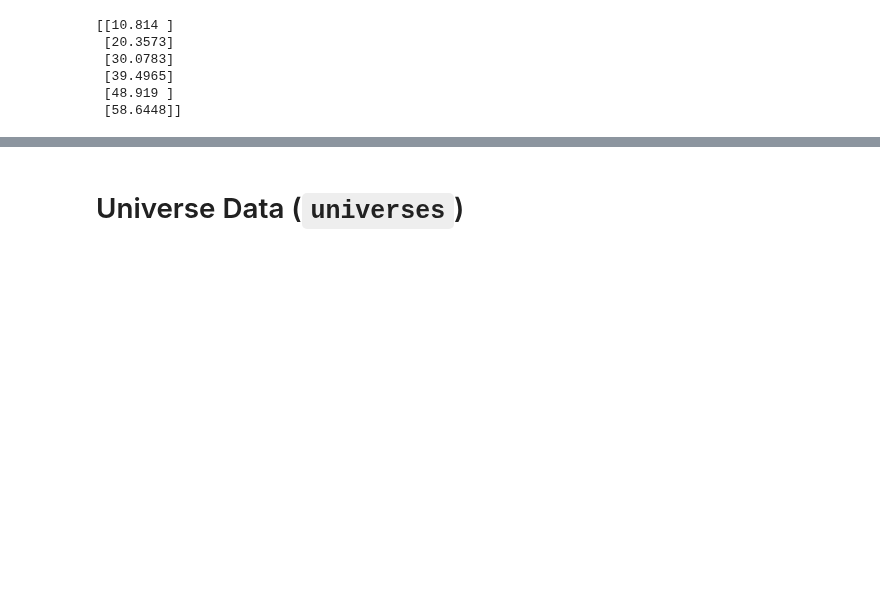
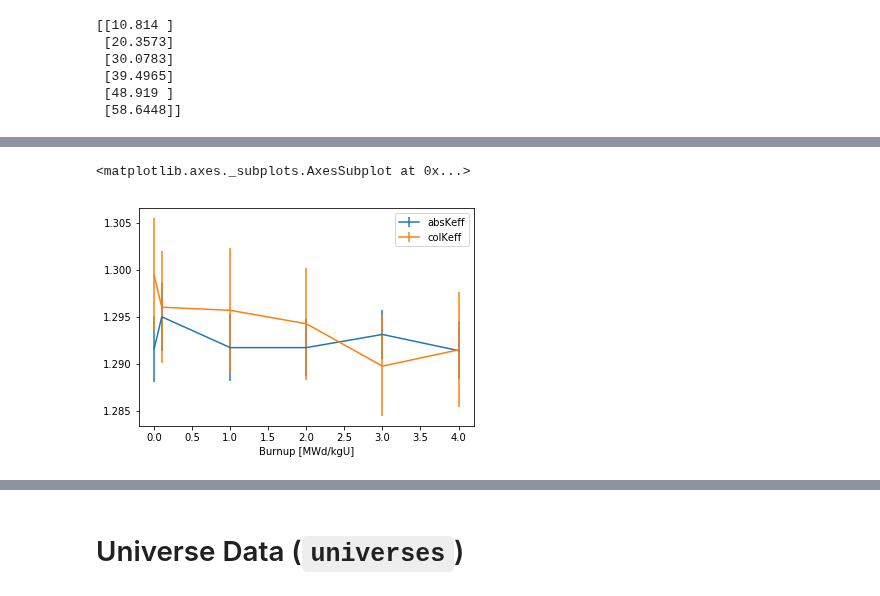
Before and after one commit to CORE-GATECH-GROUP/serpent-tools, a Jupyter notebook: examples/ResultsReader.ipynb, the cells around one changed output, grey strips where cells are left out. Drawn from its saved outputs; the diff is of its cells as text; code cells hidden in the pictures; blank space fills up the shorter version.

```diff
--- a/examples/ResultsReader.ipynb
+++ b/examples/ResultsReader.ipynb
@@ -133,0 +129,5 @@ plt.ylabel('k-eff');
+# %%
+res.plot('burnup', ['absKeff', 'colKeff'])
+# %% [output]
+<matplotlib.axes._subplots.AxesSubplot at 0x...>
+[figure, added]
```
Also changed, not shown: parts of 13 cells of this notebook, 7 other files.
